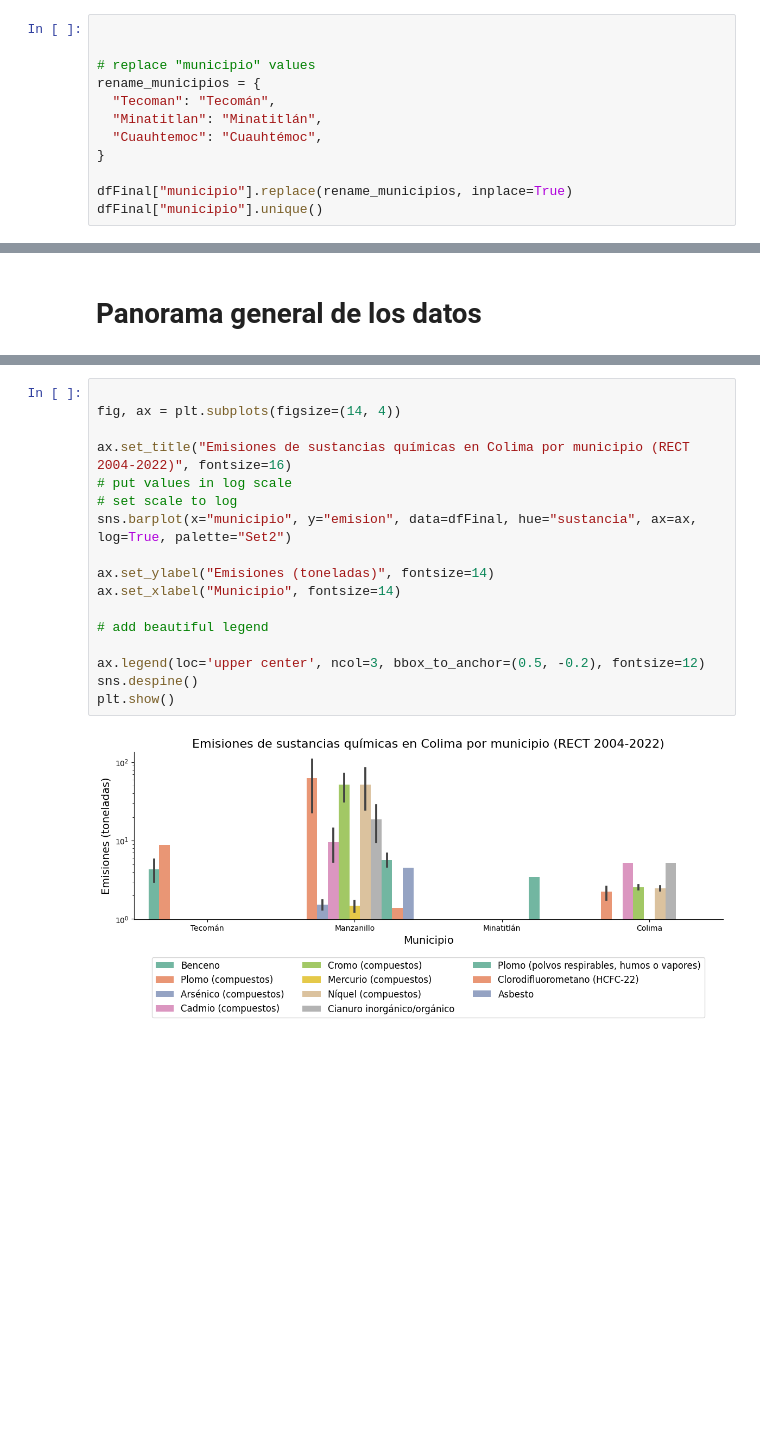
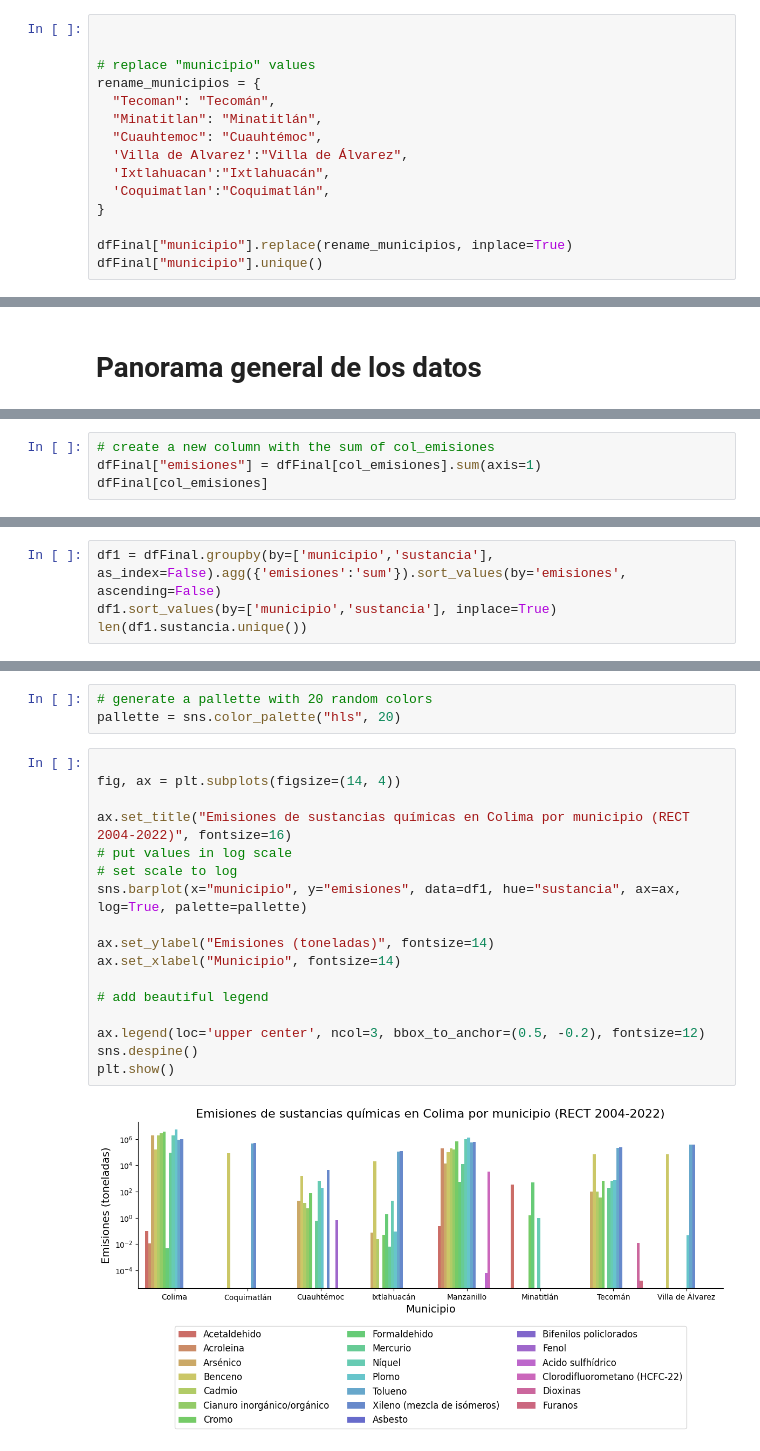
Before and after one commit to pcorner10/pronaces_analisis, a Jupyter notebook: datosRect.ipynb, the cells around one changed output, grey strips where cells are left out. Saved outputs shown, nothing was run; the diff lists cells and outputs as text; blank space fills up the shorter version.

```diff
--- a/datosRect.ipynb
+++ b/datosRect.ipynb
@@ -277,6 +218,9 @@ rename_municipios = {
   "Tecoman": "Tecomán",
   "Minatitlan": "Minatitlán",
   "Cuauhtemoc": "Cuauhtémoc",
+  'Villa de Alvarez':"Villa de Álvarez",
+  'Ixtlahuacan':"Ixtlahuacán",
+  'Coquimatlan':"Coquimatlán",
 }
 
 dfFinal["municipio"].replace(rename_municipios, inplace=True)
@@ -287,0 +238,4 @@ array(['Tecomán', 'Manzanillo', 'Minatitlán', 'Colima'], dtype=object)
+# %%
+# create a new column with the sum of col_emisiones
+dfFinal["emisiones"] = dfFinal[col_emisiones].sum(axis=1)
+dfFinal[col_emisiones]
@@ -296,0 +266,4 @@ dfFinal.head()
+# %%
+df1 = dfFinal.groupby(by=['municipio','sustancia'], as_index=False).agg({'emisiones':'sum'}).sort_values(by='emisiones', ascending=False)
+df1.sort_values(by=['municipio','sustancia'], inplace=True)
+len(df1.sustancia.unique())
@@ -297,19 +274,22 @@ dfFinal.head()
+# %%
+# generate a pallette with 20 random colors
+pallette = sns.color_palette("hls", 20)
 # %%
 
 fig, ax = plt.subplots(figsize=(14, 4))
 
 ax.set_title("Emisiones de sustancias químicas en Colima por municipio (RECT 2004-2022)", fontsize=16)
 # put values in log scale
 # set scale to log
-sns.barplot(x="municipio", y="emision", data=dfFinal, hue="sustancia", ax=ax, log=True, palette="Set2")
+sns.barplot(x="municipio", y="emisiones", data=df1, hue="sustancia", ax=ax, log=True, palette=pallette)
 
 ax.set_ylabel("Emisiones (toneladas)", fontsize=14)
 ax.set_xlabel("Municipio", fontsize=14)
 
 # add beautiful legend
 
 ax.legend(loc='upper center', ncol=3, bbox_to_anchor=(0.5, -0.2), fontsize=12)
 sns.despine()
 plt.show()
 # %% [output]
-[figure, old version]
+[figure, new version]
```
Also changed, not shown: parts of 28 cells of this notebook, 34 other files.
